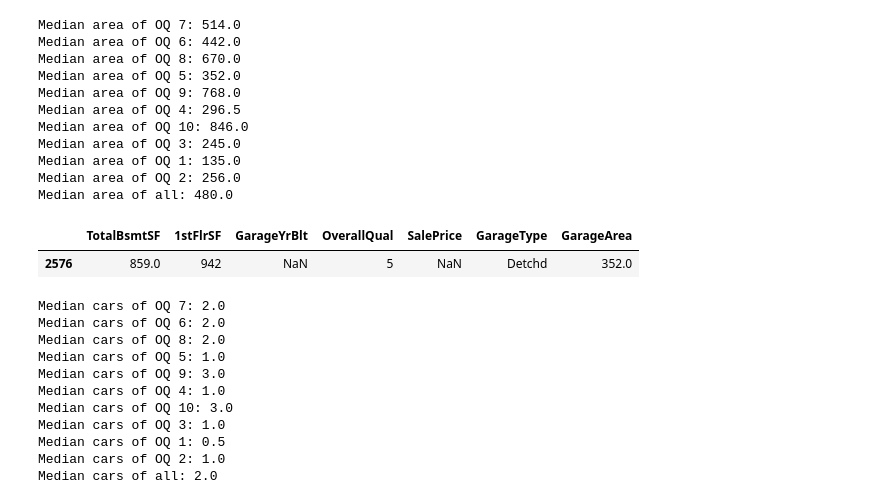
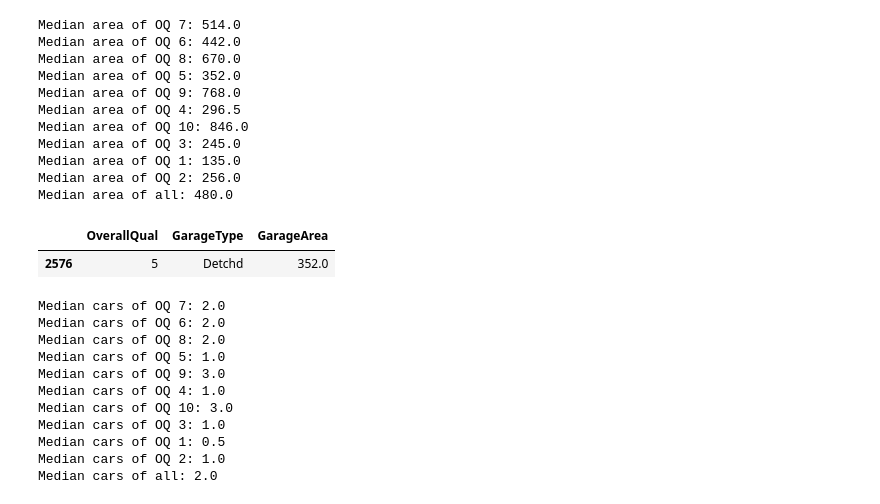
Before and after one commit to NemoHoHaloAi/Competition, a Jupyter notebook: kaggle/House-Prices/House Prices.ipynb, the cells around one changed output. Drawn from its saved outputs; the diff is of its cells as text; code cells hidden in the pictures.

```diff
--- a/kaggle/House-Prices/House Prices.ipynb
+++ b/kaggle/House-Prices/House Prices.ipynb
@@ -355,10 +356,10 @@ Median area of OQ 2: 256.0
 Median area of all: 480.0
 # %%
 all_data['GarageArea'] = all_data.groupby(['OverallQual'])['GarageArea'].apply(lambda x: x.fillna(x.median()))
-all_data[list(tmp.index)+['GarageType','GarageArea']][pd.isnull(all_data.GarageCars)]
+all_data[['OverallQual']+['GarageType','GarageArea']][pd.isnull(all_data.GarageCars)]
 # %% [output]
-|  | TotalBsmtSF | 1stFlrSF | GarageYrBlt | OverallQual | SalePrice | GarageType | GarageArea |
-| 2576 | 859.0 | 942 | NaN | 5 | NaN | Detchd | 352.0 |
+|  | OverallQual | GarageType | GarageArea |
+| 2576 | 5 | Detchd | 352.0 |
 # %%
 cars_by_overallqual = all_data.groupby(['OverallQual']).median()['GarageCars']
 
```
Also changed, not shown: parts of 62 cells of this notebook, 1 other file.
